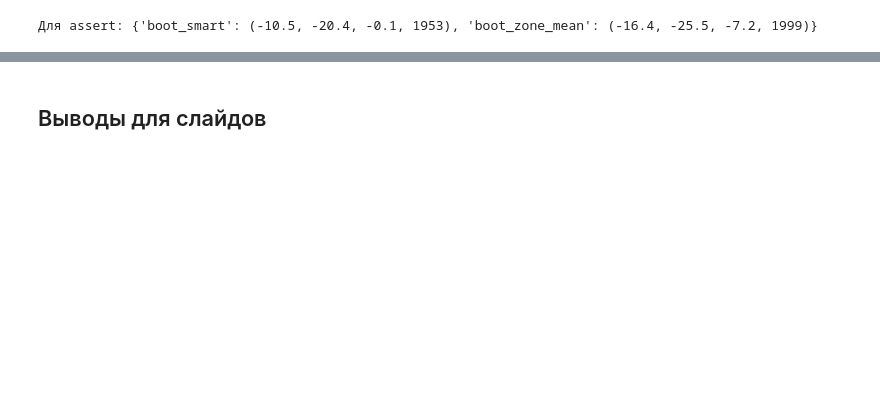
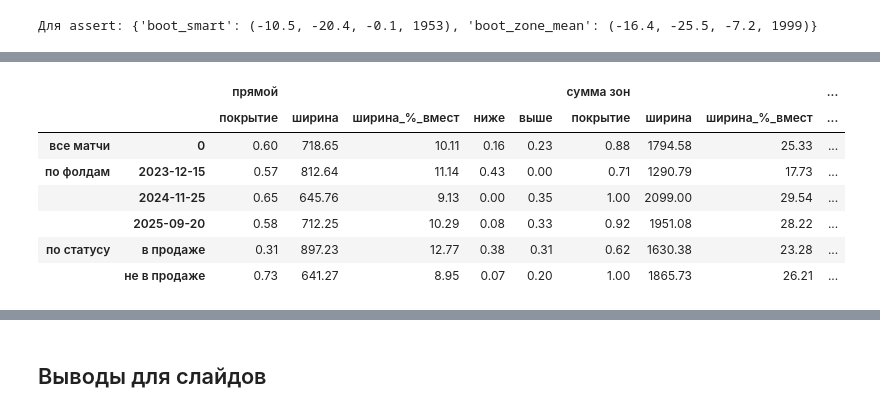
Before and after one commit to shertwg/datamatch-avangard, a Jupyter notebook: notebooks/04_report.ipynb, the cells around one changed output, grey strips where cells are left out. Saved outputs shown, nothing was run; the diff lists cells and outputs as text; code cells hidden in the pictures; blank space fills up the shorter version.

```diff
--- a/notebooks/04_report.ipynb
+++ b/notebooks/04_report.ipynb
@@ -878,0 +1049,18 @@ print("Для assert:", BOOT_KEYS)
+# %%
+def coverage(g, lo="low", hi="high"):
+    return pd.Series({"строк": len(g), "покрытие": g["y_true"].between(g[lo], g[hi]).mean(),
+                      "ниже": (g["y_true"] < g[lo]).mean(), "выше": (g["y_true"] > g[hi]).mean(),
+                      "ширина": (g[hi] - g[lo]).mean()})
+
+
+cov_z = pd.concat({
+    "все строки": coverage(lofo_z).to_frame().T,
+    "по фолдам": lofo_z.groupby("fold")[lofo_z.columns].apply(coverage),
+    "по статусу": lofo_z.groupby(lofo_z["in_sale"].map(STATUS))[lofo_z.columns].apply(coverage),
+    "по группам зон": lofo_z.groupby(lofo_z["zgroup"].map(GROUP_LABEL))[lofo_z.columns].apply(coverage),
+})
+cov_z["строк"] = cov_z["строк"].astype(int)
+display(cov_z.round({"покрытие": 2, "ниже": 2, "выше": 2, "ширина": 0}))
+COV_ZONE = (int(lofo_z["covered"].sum()), len(lofo_z))
+print(f"Покрытие зональных интервалов LOFO: {COV_ZONE[0]} из {COV_ZONE[1]} строк ({COV_ZONE[0] / COV_ZONE[1]:.0%}) "
+      f"при номинале {Q_HI - Q_LO:.0%}")
@@ -878,0 +1090,66 @@ print("Для assert:", BOOT_KEYS)
+# %%
+mlev = lofo_z.groupby(["fold", "match_id"], sort=False).agg(
+    in_sale=("in_sale", "first"), y_true=("y_true", "sum"), y_pred=("y_pred", "sum"),
+    sold_as_of=("sold_as_of", "sum"), capacity=("capacity", "sum"),
+    low_sum=("low", "sum"), high_sum=("high", "sum")).reset_index()
+mlev["rel"] = (mlev["y_true"] - mlev["y_pred"]) / mlev["y_pred"]
+
+
+def match_quantiles(train):
+    # Квантили относительного остатка матча по статусу; < MIN_MATCHES матчей → по всем матчам
+    rows = []
+    for s in (True, False):
+        r, level = train.loc[train["in_sale"] == s, "rel"], "статус"
+        n_cell = len(r)
+        if n_cell < MIN_MATCHES:
+            r, level = train["rel"], "все матчи (откат)"
+        rows.append({"in_sale": s, "матчей_со_статусом": n_cell, "уровень": level,
+                     "матчей_для_квантиля": len(r), "q_lo": r.quantile(Q_LO), "q_hi": r.quantile(Q_HI)})
+    return pd.DataFrame(rows).set_index("in_sale")
+
+
+def match_interval(rows, q, pred_col, sold_col, cap_col):
+    qq = q.reindex(rows["in_sale"])
+    pred = rows[pred_col].to_numpy()
+    return clip_interval(pred, pred * (1 + qq["q_lo"].to_numpy()), pred * (1 + qq["q_hi"].to_numpy()),
+                         rows[sold_col].to_numpy(), rows[cap_col].to_numpy())
+
+
+parts, qm_folds = [], []
+for f in FOLD_LABELS:
+    q = match_quantiles(mlev[mlev["fold"] != f])
+    part = mlev[mlev["fold"] == f].copy()
+    part["low"], part["high"] = match_interval(part, q, "y_pred", "sold_as_of", "capacity")
+    parts.append(part)
+    qm_folds.append(q.assign(фолд_проверки=f))
+lofo_m = pd.concat(parts)
+qm_folds = pd.concat(qm_folds).reset_index()
+qm_folds["статус"] = qm_folds["in_sale"].map(STATUS)
+print("Квантили относительного остатка матча, LOFO:")
+display(qm_folds[["фолд_проверки", "статус", "матчей_со_статусом", "уровень", "матчей_для_квантиля",
+                  "q_lo", "q_hi"]].round(3))
+
+
+def coverage_m(g):
+    out = {}
+    for name, lo, hi in (("прямой", "low", "high"), ("сумма зон", "low_sum", "high_sum")):
+        c = coverage(g, lo, hi)
+        out[(name, "покрытие")], out[(name, "ширина")] = c["покрытие"], c["ширина"]
+        out[(name, "ширина_%_вмест")] = ((g[hi] - g[lo]) / g["capacity"]).mean() * 100
+        out[(name, "ниже")], out[(name, "выше")] = c["ниже"], c["выше"]
+    out[("", "матчей")] = len(g)
+    return pd.Series(out)
+
+
+cov_m = pd.concat({
+    "все матчи": coverage_m(lofo_m).to_frame().T,
+    "по фолдам": lofo_m.groupby("fold")[lofo_m.columns].apply(coverage_m),
+    "по статусу": lofo_m.groupby(lofo_m["in_sale"].map(STATUS))[lofo_m.columns].apply(coverage_m),
+})
+cov_m[("", "матчей")] = cov_m[("", "матчей")].astype(int)
+display(cov_m.round(2))
+COV_MATCH_DIRECT = (int(lofo_m["y_true"].between(lofo_m["low"], lofo_m["high"]).sum()), len(lofo_m))
+COV_MATCH_SUM = (int(lofo_m["y_true"].between(lofo_m["low_sum"], lofo_m["high_sum"]).sum()), len(lofo_m))
+print(f"Покрытие на матч LOFO: прямой {COV_MATCH_DIRECT[0]} из {COV_MATCH_DIRECT[1]}, "
+      f"сумма зональных границ {COV_MATCH_SUM[0]} из {COV_MATCH_SUM[1]}")
+# %% [output]
@@ -878,0 +1164,8 @@ print("Для assert:", BOOT_KEYS)
+|  |  | прямой |  |  |  |  | сумма зон |  |  | ... |
+|  |  | покрытие | ширина | ширина_%_вмест | ниже | выше | покрытие | ширина | ширина_%_вмест | ... |
+| все матчи | 0 | 0.60 | 718.65 | 10.11 | 0.16 | 0.23 | 0.88 | 1794.58 | 25.33 | ... |
+| по фолдам | 2023-12-15 | 0.57 | 812.64 | 11.14 | 0.43 | 0.00 | 0.71 | 1290.79 | 17.73 | ... |
+|  | 2024-11-25 | 0.65 | 645.76 | 9.13 | 0.00 | 0.35 | 1.00 | 2099.00 | 29.54 | ... |
+|  | 2025-09-20 | 0.58 | 712.25 | 10.29 | 0.08 | 0.33 | 0.92 | 1951.08 | 28.22 | ... |
+| по статусу | в продаже | 0.31 | 897.23 | 12.77 | 0.38 | 0.31 | 0.62 | 1630.38 | 23.28 | ... |
+|  | не в продаже | 0.73 | 641.27 | 8.95 | 0.07 | 0.20 | 1.00 | 1865.73 | 26.21 | ... |
```
Also changed, not shown: parts of 17 cells of this notebook, 7 other files.
